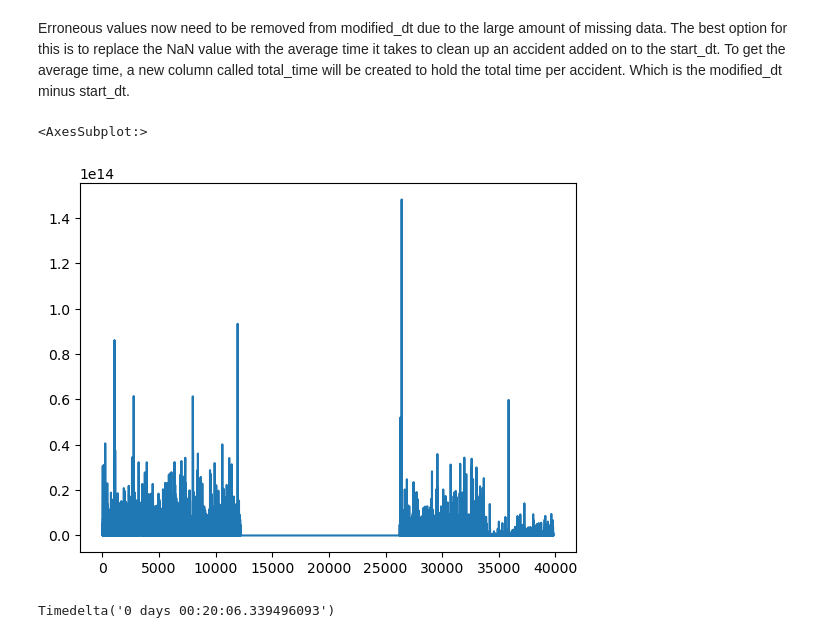
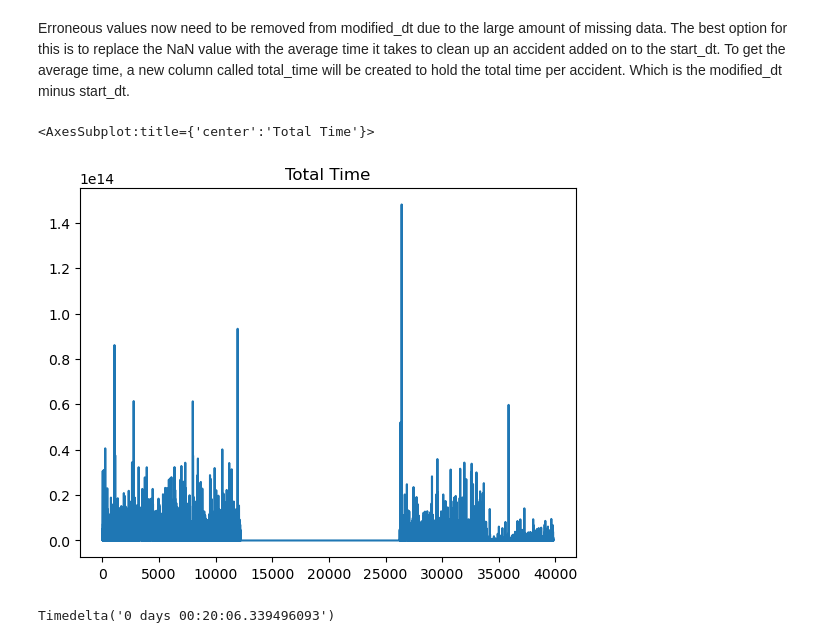
Before and after one commit to Gage-Fleming/City-of-Calgary-Data-Analysis, a Jupyter notebook: midterm.ipynb, the cells around one changed output. Saved outputs shown, nothing was run; the diff lists cells and outputs as text; code cells hidden in the pictures.

```diff
--- a/midterm.ipynb
+++ b/midterm.ipynb
@@ -454,10 +452,10 @@ df.insert(loc=4,
           value=total_time)
 # %%
 # Plot the current total_time column to get an idea of the missing data.
-df['Total_Time'].plot()
+df['Total_Time'].plot(title='Total Time')
 # %% [output]
-<AxesSubplot:>
+<AxesSubplot:title={'center':'Total Time'}>
-[figure, old version]
+[figure, new version]
 # %%
 df['Total_Time'].mean()
 # %% [output]
```
Also changed, not shown: parts of 22 cells of this notebook.
